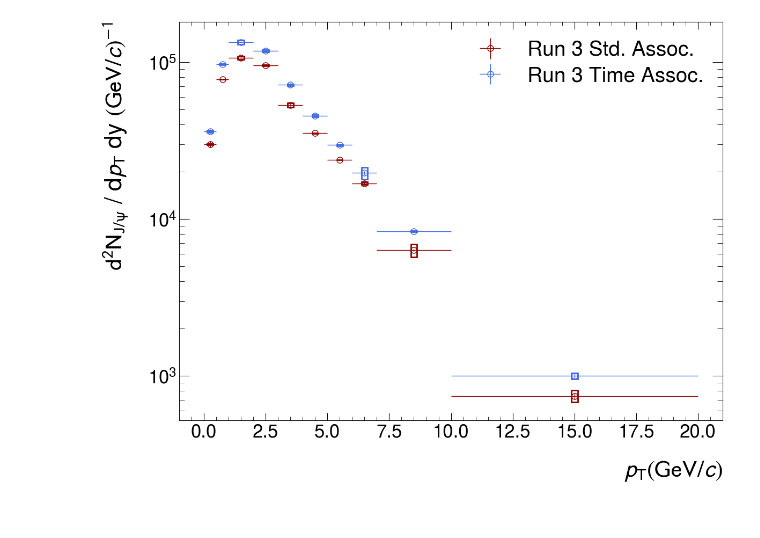
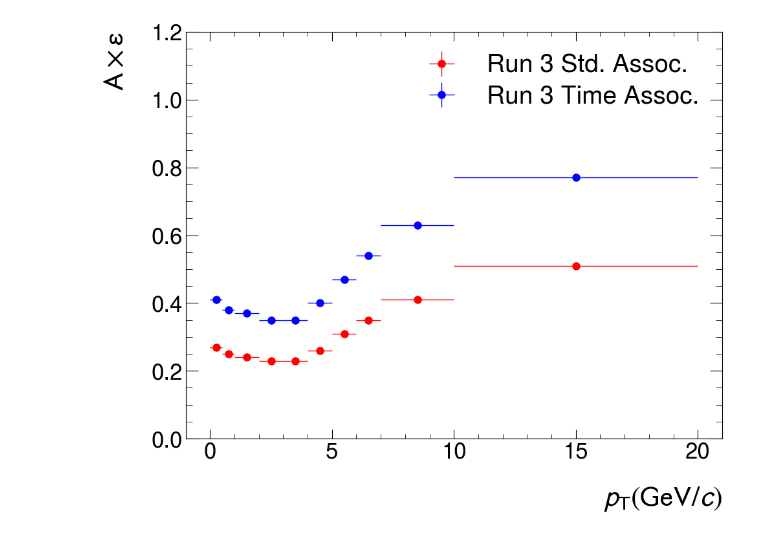
Before and after one commit to lucamicheletti93/dq_run3_analyses, a Jupyter notebook: charmonia_cross_section_pp/cross_section.ipynb, the cells around one changed output. Drawn from its saved outputs; the diff is of its cells as text; code cells hidden in the pictures.

Commit message:
Updating the files for cross section calcualtion

```diff
--- a/charmonia_cross_section_pp/cross_section.ipynb
+++ b/charmonia_cross_section_pp/cross_section.ipynb
@@ -71,23 +230,27 @@ ptCenters, ptWidths, crossSectionRun2VsPt, statCrossSectionRun2VsPt, systCrossSe
 # %%
-# Raw yield
-fig, ax = plt.subplots()
-plot_syst(ptStdAssoc, 0.125, rawYieldStdAssocVsPt, systRawYieldStdAssocVsPt, ax, 'darkred', 2)
-plot_syst(ptTimeAssoc, 0.125, rawYieldTimeAssocVsPt, systRawYieldTimeAssocVsPt, ax, 'royalblue', 2)
+# Axe
+dfJpsiAxeStdAssocVsPt = pd.read_csv('/Users/lucamicheletti/GITHUB/dq_run3_analyses/charmonia_cross_section_pp/axe_jpsi_std_assoc.txt', sep=' ')
+axeStdAssocVsPt = dfJpsiAxeStdAssocVsPt["val"]
+statAxeStdAssocVsPt = dfJpsiAxeStdAssocVsPt["stat"]
+systAxeStdAssocVsPt = dfJpsiAxeStdAssocVsPt["syst"]
 
-# Grafico con barre di errore
-plt.errorbar(ptStdAssoc, rawYieldStdAssocVsPt, xerr=errPtStdAssoc, yerr=statRawYieldStdAssocVsPt, fmt='o', color='darkred', ecolor='darkred', markerfacecolor='none', markersize=8, label=r'Run 3 Std. Assoc.')
-plt.errorbar(ptTimeAssoc, rawYieldTimeAssocVsPt, xerr=errPtTimeAssoc, yerr=statRawYieldTimeAssocVsPt, fmt='o', color='royalblue', ecolor='royalblue', markerfacecolor='none', markersize=8, label=r'Run 3 Time Assoc.')
+dfJpsiAxeTimeAssocVsPt = pd.read_csv('/Users/lucamicheletti/GITHUB/dq_run3_analyses/charmonia_cross_section_pp/axe_jpsi_time_assoc.txt', sep=' ')
+axeTimeAssocVsPt = dfJpsiAxeTimeAssocVsPt["val"]
+statAxeTimeAssocVsPt = dfJpsiAxeTimeAssocVsPt["stat"]
+systAxeTimeAssocVsPt = dfJpsiAxeTimeAssocVsPt["syst"]
 
-# Personalizzazione
+fig, ax = plt.subplots(figsize=(10, 8))
+plot_syst(ptSkimmedStdAssoc, 0.125, axeStdAssocVsPt, systAxeStdAssocVsPt, ax, 'darkred', 2)
+plot_syst(ptSkimmedTimeAssoc, 0.125, axeTimeAssocVsPt, systAxeTimeAssocVsPt, ax, 'royalblue', 2)
+plt.errorbar(ptSkimmedStdAssoc, axeStdAssocVsPt, xerr=errPtSkimmedStdAssoc, yerr=statAxeStdAssocVsPt, fmt='o', color='red', ecolor='red', markerfacecolor='red', markersize=8, label=r'Run 3 Std. Assoc.')
+plt.errorbar(ptSkimmedTimeAssoc, axeTimeAssocVsPt, xerr=errPtSkimmedTimeAssoc, yerr=statAxeTimeAssocVsPt, fmt='o', color='blue', ecolor='blue', markerfacecolor='blue', markersize=8, label=r'Run 3 Time Assoc.')
 plt.xlabel(r'$\it{p}_{\rm{T}} (\rm{GeV}/\it{c})$')
-plt.ylabel(r'$d^{2}N_{\rm{J}/\psi}$ / d$\it{p}_{\rm{T}}$ dy $(\rm{GeV}/\it{c})^{-1}$')
-#plt.ylim(0, 0.7)
-plt.yscale('log')
+plt.ylabel(r'$A\times\varepsilon$')
+plt.ylim(0, 1.2)
+#plt.yscale('log')
 plt.legend()
 plt.grid(False)
 plt.tight_layout()
-
-# Mostrare il grafico
 plt.show()
 # %% [output]
-[figure, old version]
+[figure, new version]
```
Also changed, not shown: parts of 14 cells of this notebook, 2 other files.
